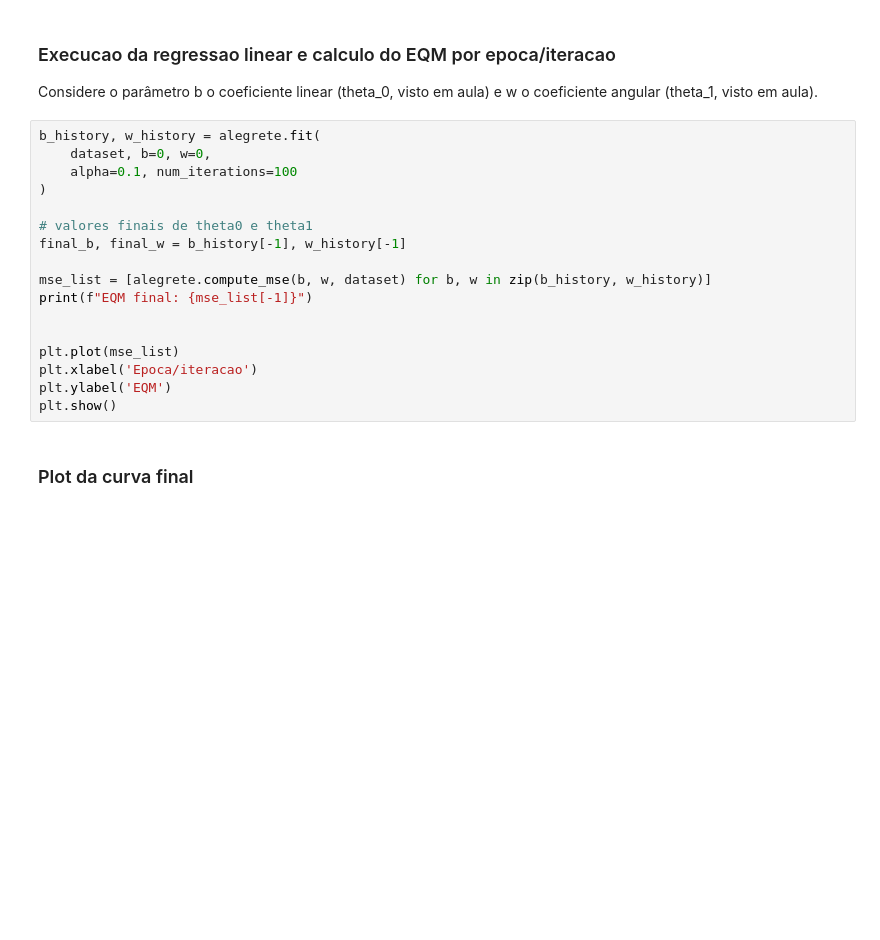
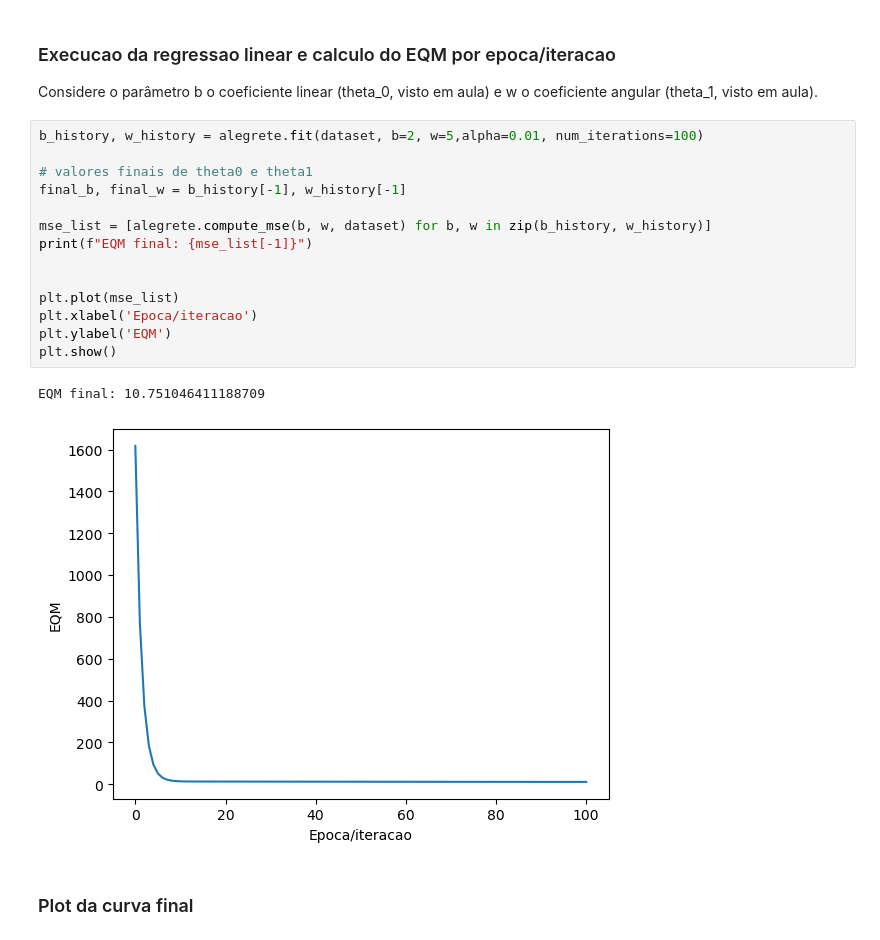
Before and after one commit to cirumba/AI-LinearRegression, a Jupyter notebook: alegrete.ipynb, the cells around one changed output. Saved outputs shown, nothing was run; the diff lists cells and outputs as text; blank space fills up the shorter version.

```diff
--- a/alegrete.ipynb
+++ b/alegrete.ipynb
@@ -37,22 +41,22 @@ plt.show()
 
 Considere o parâmetro b o coeficiente linear (theta_0, visto em aula) e w o coeficiente angular (theta_1, visto em aula).
 # %%
-b_history, w_history = alegrete.fit(
-    dataset, b=0, w=0,
-    alpha=0.1, num_iterations=100
-)
+b_history, w_history = alegrete.fit(dataset, b=2, w=5,alpha=0.01, num_iterations=100)
 
 # valores finais de theta0 e theta1
 final_b, final_w = b_history[-1], w_history[-1]
 
 mse_list = [alegrete.compute_mse(b, w, dataset) for b, w in zip(b_history, w_history)]
 print(f"EQM final: {mse_list[-1]}")
 
 
 plt.plot(mse_list)
 plt.xlabel('Epoca/iteracao')
 plt.ylabel('EQM')
 plt.show()
+# %% [output]
+EQM final: 10.751046411188709
+[figure, added]
 # %% [markdown]
 ### Plot da curva final
 # %%
```
Also changed, not shown: parts of 3 cells of this notebook, 2 other files.
